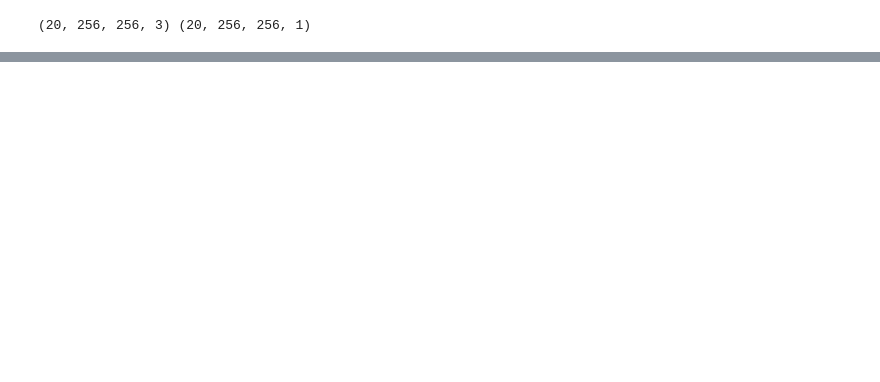
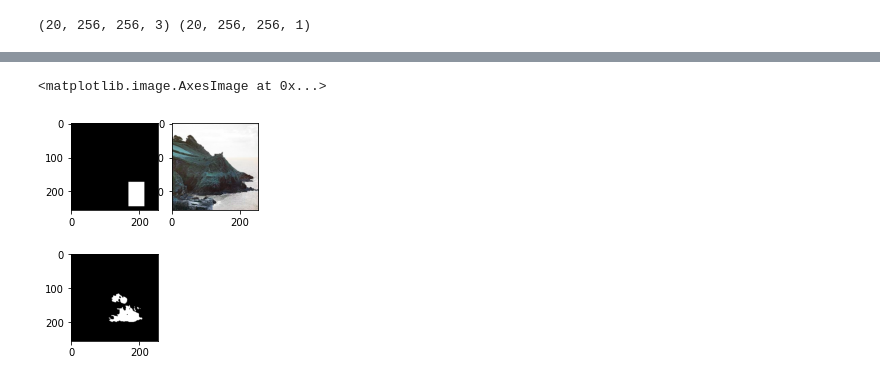
Before and after one commit to NikitaDestrain/inpainting-detection, a Jupyter notebook: demo-unet.ipynb, the cells around one changed output, grey strips where cells are left out. Drawn from its saved outputs; the diff is of its cells as text; code cells hidden in the pictures; blank space fills up the shorter version.

```diff
--- a/demo-unet.ipynb
+++ b/demo-unet.ipynb
@@ -185,0 +228,17 @@ ax.imshow(x[iter])
+# %%
+iter = 4
+
+fig = plt.figure()
+fig.subplots_adjust(hspace=0.5, wspace=0.5)
+
+ax = fig.add_subplot(2, 1, 1)
+ax.imshow(np.reshape(y[iter]*255, (image_size, image_size)), cmap="gray")
+
+ax = fig.add_subplot(2, 1, 2)
+ax.imshow(np.reshape(result[iter]*255, (image_size, image_size)), cmap="gray")
+
+ax = fig.add_subplot(2, 2, 2)
+ax.imshow(x[iter])
+# %% [output]
+<matplotlib.image.AxesImage at 0x...>
+[figure, added]
```
Also changed, not shown: parts of 9 cells of this notebook, 4 other files.
